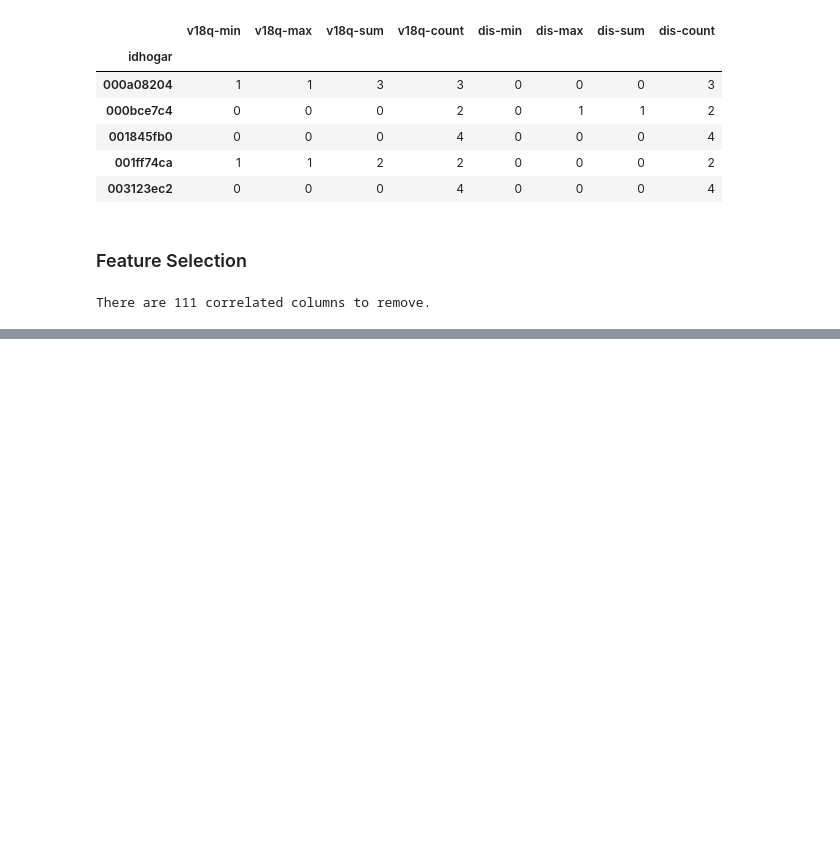
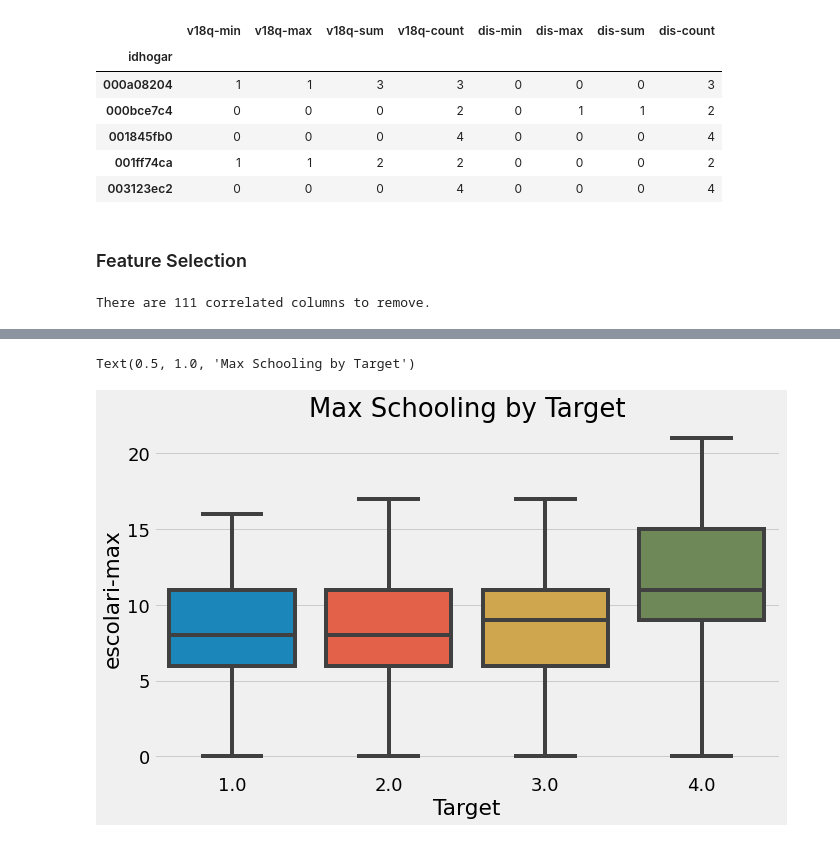
Before and after one commit to sinjy1203/kaggle_studying, a Jupyter notebook: Household_Poverty_1.ipynb, the cells around one changed output, grey strips where cells are left out. Drawn from its saved outputs; the diff is of its cells as text; code cells hidden in the pictures; blank space fills up the shorter version.

```diff
--- a/Household_Poverty_1.ipynb
+++ b/Household_Poverty_1.ipynb
@@ -850,0 +891,7 @@ Final features shape:  (10307, 225)
+# %%
+plt.figure(figsize=(10, 6))
+sns.boxplot(x='Target', y='escolari-max', data=final)
+plt.title('Max Schooling by Target')
+# %% [output]
+Text(0.5, 1.0, 'Max Schooling by Target')
+[figure, added]
```
Also changed, not shown: parts of 49 cells of this notebook.
